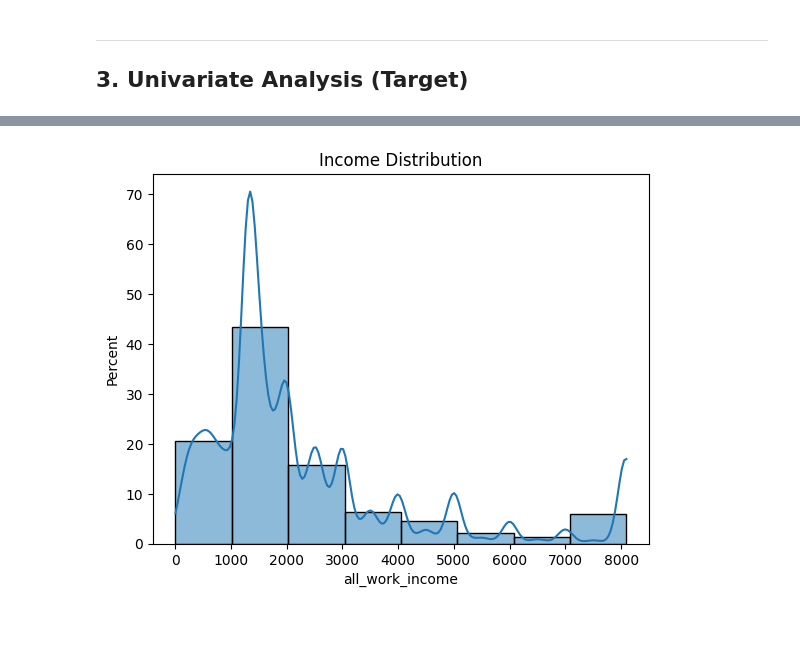
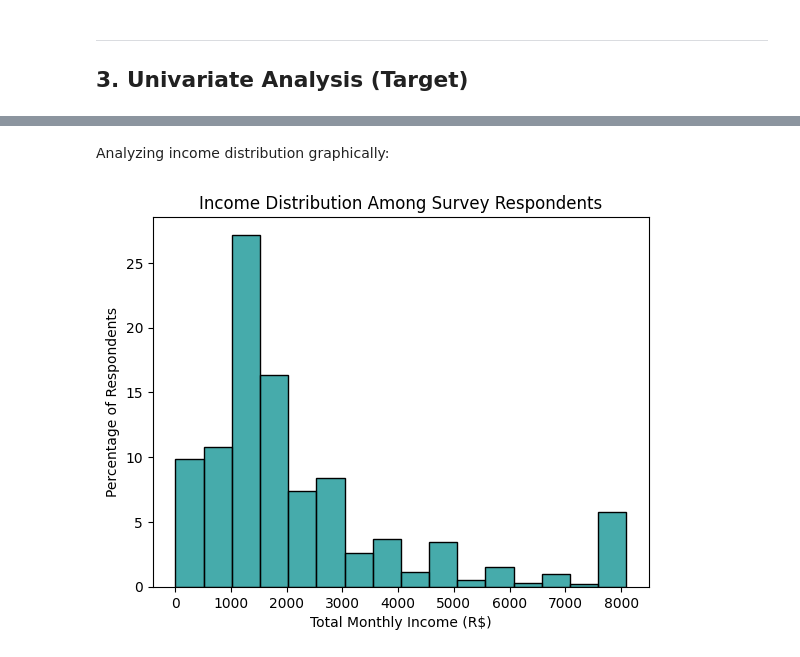
Before and after one commit to viniciussuares/IncomePrediction, a Jupyter notebook: notebooks/eda.ipynb, the cells around one changed output, grey strips where cells are left out. Drawn from its saved outputs; the diff is of its cells as text; code cells hidden in the pictures; blank space fills up the shorter version.

```diff
--- a/notebooks/eda.ipynb
+++ b/notebooks/eda.ipynb
@@ -166,6 +185,11 @@ Max after winsorization: 8094.0
-# %%
-sns.histplot(df['all_work_income'], kde=True, stat='percent', binwidth=1000)
-plt.title('Income Distribution')
-plt.show()
-# %% [output]
-[figure, removed]
+# %% [markdown]
+Analyzing income distribution graphically:
+# %%
+utils.plot_histogram(
+    df['all_work_income'],
+    title= 'Income Distribution Among Survey Respondents',
+    y_label='Percentage of Respondents',
+    x_label='Total Monthly Income (R$)',
+)
+# %% [output]
+[figure, added]
```
Also changed, not shown: parts of 20 cells of this notebook, 1 other file.
